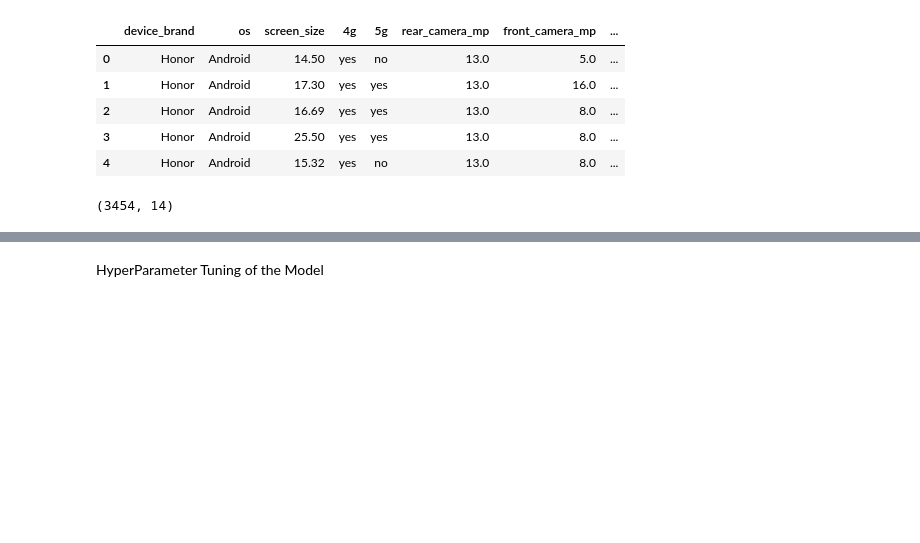
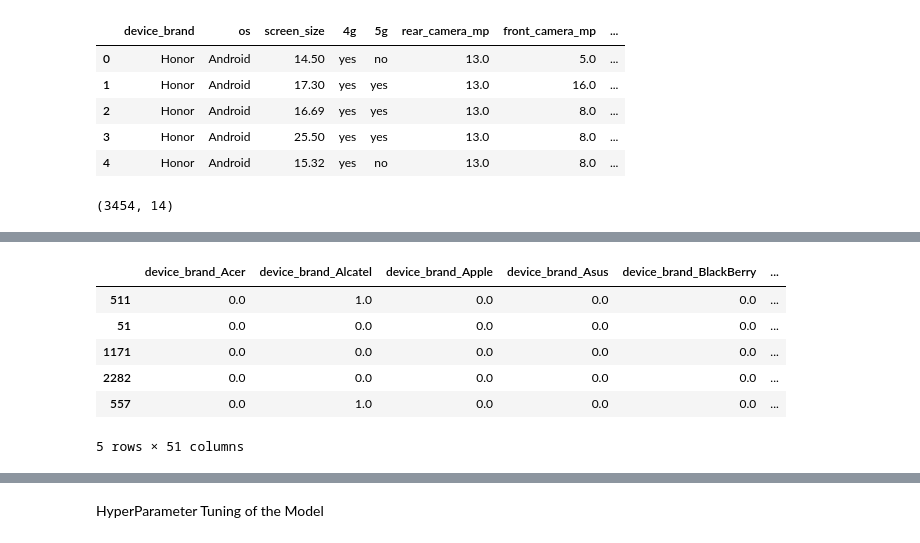
Before and after one commit to dedsec-a/Comodity-Price-predectior, a Jupyter notebook: Notebook/traning.ipynb, the cells around one changed output, grey strips where cells are left out. Saved outputs shown, nothing was run; the diff lists cells and outputs as text; code cells hidden in the pictures; blank space fills up the shorter version.

```diff
--- a/Notebook/traning.ipynb
+++ b/Notebook/traning.ipynb
@@ -317,0 +324,10 @@ X_train, X_test, y_train, y_test = train_test_split(X, y, test_size=0.2, random_
+# %%
+X_test_transformed.head()
+# %% [output]
+|  | device_brand_Acer | device_brand_Alcatel | device_brand_Apple | device_brand_Asus | device_brand_BlackBerry | ... |
+| 511 | 0.0 | 1.0 | 0.0 | 0.0 | 0.0 | ... |
+| 51 | 0.0 | 0.0 | 0.0 | 0.0 | 0.0 | ... |
+| 1171 | 0.0 | 0.0 | 0.0 | 0.0 | 0.0 | ... |
+| 2282 | 0.0 | 0.0 | 0.0 | 0.0 | 0.0 | ... |
+| 557 | 0.0 | 1.0 | 0.0 | 0.0 | 0.0 | ... |
+5 rows × 51 columns
```
Also changed, not shown: parts of 24 cells of this notebook, 5 other files.
